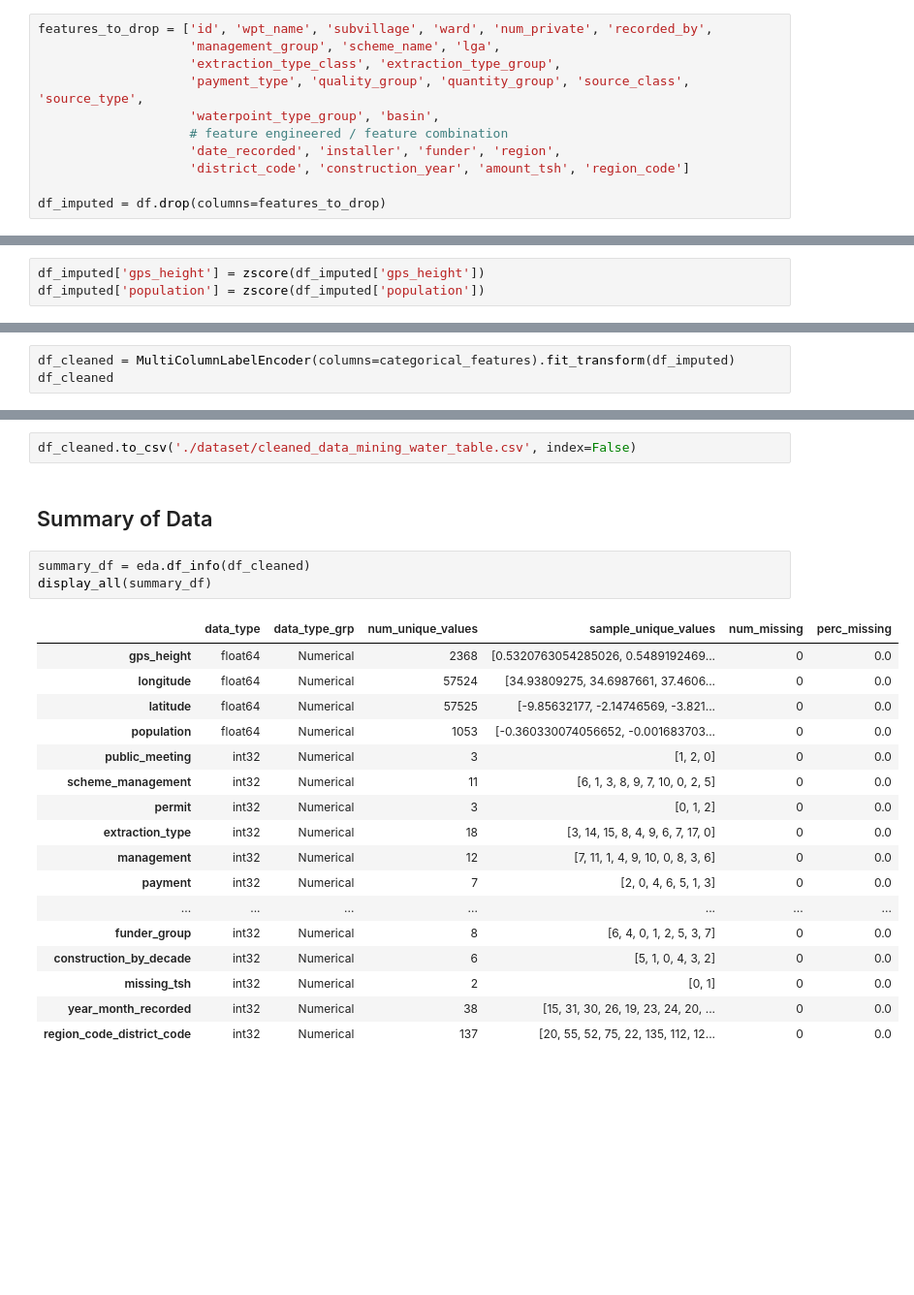
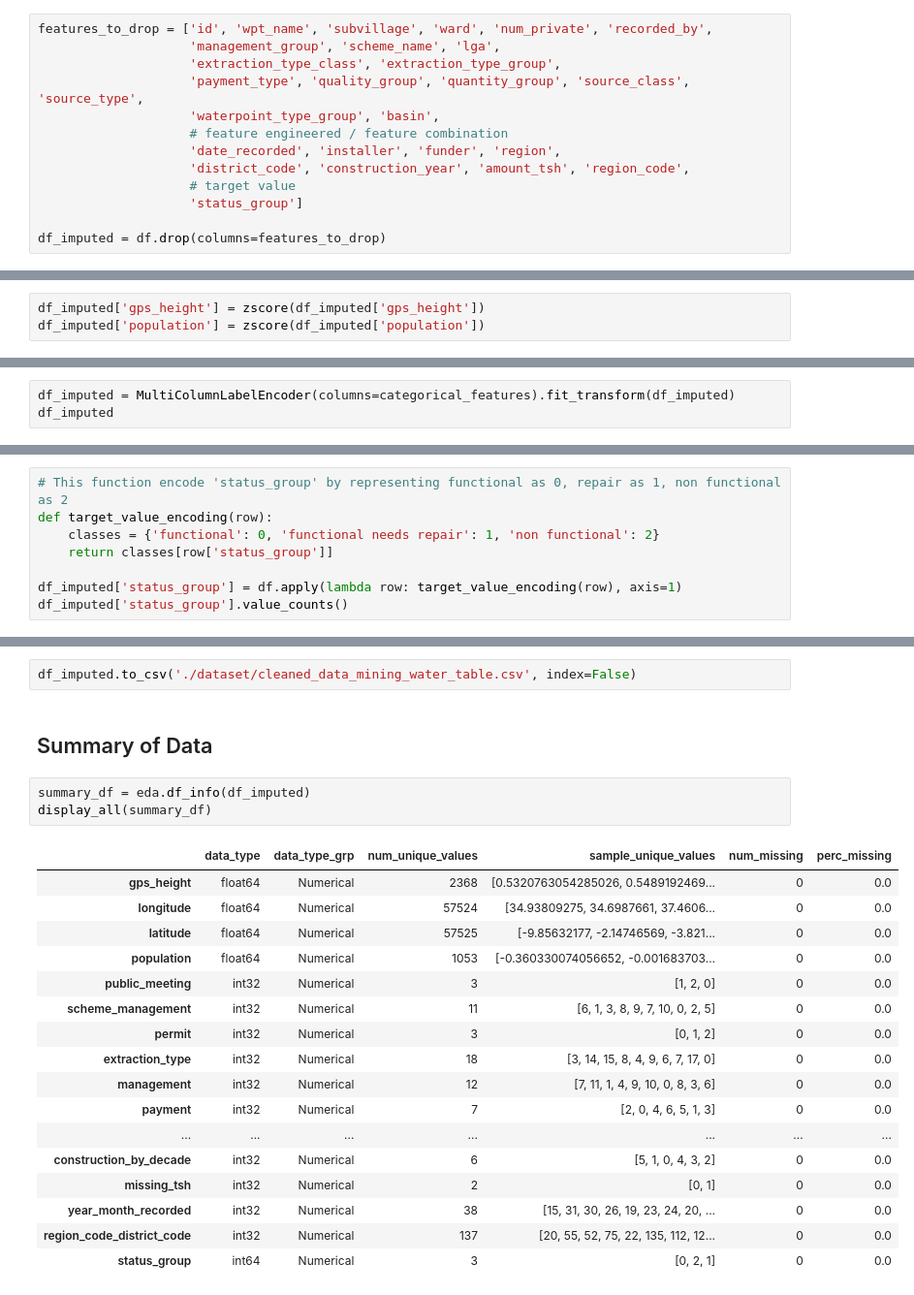
Before and after one commit to ShelbyChai/Pump-it-Up-Data-Mining-the-Water-Table, a Jupyter notebook: Data Wrangling & Pre-Processing.ipynb, the cells around one changed output, grey strips where cells are left out. Shown at 97% size. Cells and saved outputs as stored; diff of their text form; blank space fills up the shorter version.

```diff
--- a/Data Wrangling & Pre-Processing.ipynb
+++ b/Data Wrangling & Pre-Processing.ipynb
@@ -515,7 +503,9 @@ features_to_drop = ['id', 'wpt_name', 'subvillage', 'ward', 'num_private', 'reco
                     'waterpoint_type_group', 'basin',
                     # feature engineered / feature combination
                     'date_recorded', 'installer', 'funder', 'region',
-                    'district_code', 'construction_year', 'amount_tsh', 'region_code']
+                    'district_code', 'construction_year', 'amount_tsh', 'region_code',
+                    # target value
+                    'status_group']
 
 df_imputed = df.drop(columns=features_to_drop)
 # %% [markdown]
@@ -565,8 +554,8 @@ categorical_features
  'year_month_recorded',
  'region_code_district_code']
 # %%
-df_cleaned = MultiColumnLabelEncoder(columns=categorical_features).fit_transform(df_imputed)
-df_cleaned
+df_imputed = MultiColumnLabelEncoder(columns=categorical_features).fit_transform(df_imputed)
+df_imputed
 # %% [output]
 |  | gps_height | longitude | latitude | population | public_meeting | scheme_management | permit | ... |
 | 0 | 0.532076 | 34.938093 | -9.856322 | -0.360330 | 1 | 6 | 0 | ... |
@@ -583,0 +573,8 @@ df_cleaned
+# %%
+# This function encode 'status_group' by representing functional as 0, repair as 1, non functional as 2
+def target_value_encoding(row):
+    classes = {'functional': 0, 'functional needs repair': 1, 'non functional': 2}
+    return classes[row['status_group']]
+
+df_imputed['status_group'] = df.apply(lambda row: target_value_encoding(row), axis=1)
+df_imputed['status_group'].value_counts()
@@ -584,25 +588,25 @@ df_cleaned
 # %%
-df_cleaned.to_csv('./dataset/cleaned_data_mining_water_table.csv', index=False)
+df_imputed.to_csv('./dataset/cleaned_data_mining_water_table.csv', index=False)
 # %% [markdown]
 ## Summary of Data
 # %%
-summary_df = eda.df_info(df_cleaned)
+summary_df = eda.df_info(df_imputed)
 display_all(summary_df)
 # %% [output]
 |  | data_type | data_type_grp | num_unique_values | sample_unique_values | num_missing | perc_missing |
 | gps_height | float64 | Numerical | 2368 | [0.5320763054285026, 0.5489192469... | 0 | 0.0 |
 | longitude | float64 | Numerical | 57524 | [34.93809275, 34.6987661, 37.4606... | 0 | 0.0 |
 | latitude | float64 | Numerical | 57525 | [-9.85632177, -2.14746569, -3.821... | 0 | 0.0 |
 | population | float64 | Numerical | 1053 | [-0.360330074056652, -0.001683703... | 0 | 0.0 |
 | public_meeting | int32 | Numerical | 3 | [1, 2, 0] | 0 | 0.0 |
 | scheme_management | int32 | Numerical | 11 | [6, 1, 3, 8, 9, 7, 10, 0, 2, 5] | 0 | 0.0 |
 | permit | int32 | Numerical | 3 | [0, 1, 2] | 0 | 0.0 |
 | extraction_type | int32 | Numerical | 18 | [3, 14, 15, 8, 4, 9, 6, 7, 17, 0] | 0 | 0.0 |
 | management | int32 | Numerical | 12 | [7, 11, 1, 4, 9, 10, 0, 8, 3, 6] | 0 | 0.0 |
 | payment | int32 | Numerical | 7 | [2, 0, 4, 6, 5, 1, 3] | 0 | 0.0 |
 | ... | ... | ... | ... | ... | ... | ... |
-| funder_group | int32 | Numerical | 8 | [6, 4, 0, 1, 2, 5, 3, 7] | 0 | 0.0 |
 | construction_by_decade | int32 | Numerical | 6 | [5, 1, 0, 4, 3, 2] | 0 | 0.0 |
 | missing_tsh | int32 | Numerical | 2 | [0, 1] | 0 | 0.0 |
 | year_month_recorded | int32 | Numerical | 38 | [15, 31, 30, 26, 19, 23, 24, 20, ... | 0 | 0.0 |
 | region_code_district_code | int32 | Numerical | 137 | [20, 55, 52, 75, 22, 135, 112, 12... | 0 | 0.0 |
+| status_group | int64 | Numerical | 3 | [0, 2, 1] | 0 | 0.0 |
```
Also changed, not shown: parts of 16 cells of this notebook, 2 other files.
